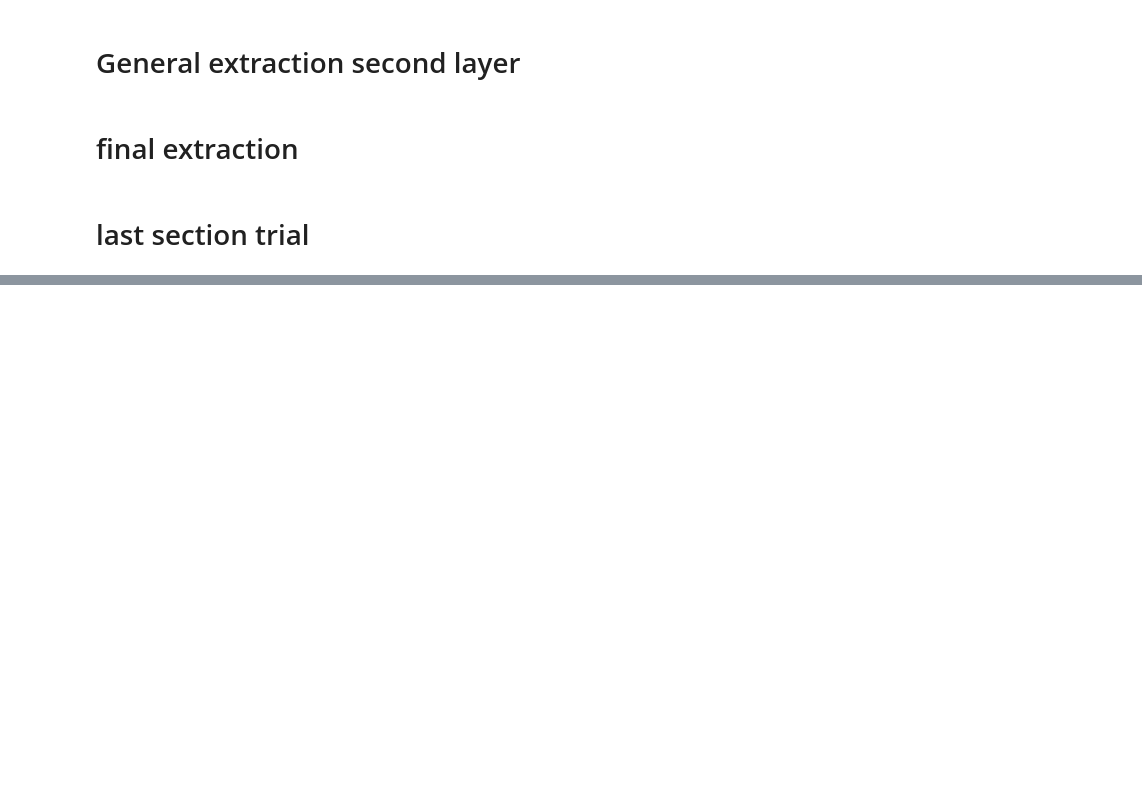
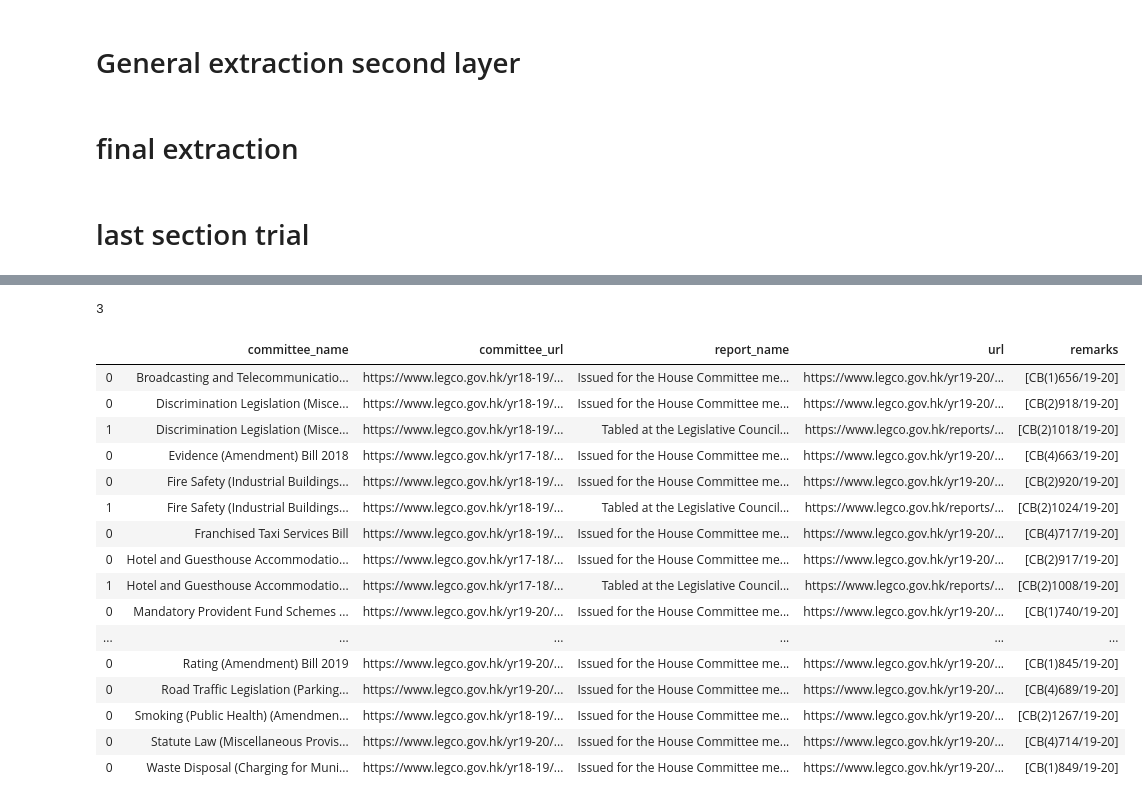
Before and after one commit to sharonnumber1/Legco_data-, a Jupyter notebook: Bill committee-version03.ipynb, the cells around one changed output, grey strips where cells are left out. Cells and saved outputs as stored; diff of their text form; code cells hidden in the pictures; blank space fills up the shorter version.

```diff
--- a/Bill committee-version03.ipynb
+++ b/Bill committee-version03.ipynb
@@ -370,23 +374,24 @@ def tab_to_table(y):
     paper_list=[]
     report_list=[]
     for i in range(len(committee_to_table_first_layer(url)['url'])):
+        print(i)
         url_1=committee_to_table_first_layer(url)['url'][i]
         meeting_list.append(url_to_table_second(url_1)[0])
         paper_list.append(url_to_table_second(url_1)[1])
         report_list.append(url_to_table_second(url_1)[2])
-    meeting_table=combine_table_general_cat(table_01,meeting_list)
-    paper_table=combine_table_general_cat(table_01,paper_list)
-    report_table=combine_table_general_cat(table_01,report_list)
-    paper_table=paper_table.reset_index()
+    var_meeting_table=combine_table_general_cat(table_01,meeting_list)
+    var_paper_table=combine_table_general_cat(table_01,paper_list)
+    var_report_table=combine_table_general_cat(table_01,report_list)
+    var_paper_table=var_paper_table.reset_index()
     paper_list_2=[]
-    for i in range(len(paper_table['paper_url'])):
+    for i in range(len(var_paper_table['paper_url'])):
         print(i)
-        url_2=paper_table['paper_url'][i]
+        url_2=var_paper_table['paper_url'][i]
         url=url_2
         paper_list_2.append(url_subcom_table_paper(url))
-    paper_final_table=combine_table_paper_2(paper_table,paper_list_2)
+    paper_final_table=combine_table_paper_2(var_paper_table,paper_list_2)
     paper_final_table.rename(columns={0:'committee_name',1:'committee_url',2:'committee_paper_url',3:'paper_category',4:'paper_category_url',5:'LC_paper_no',6:'paper_name',7:'paper_url',8:'date',9:'remarks'},inplace=True)
-    return(meeting_table,paper_final_table,report_table)
+    return(var_meeting_table,paper_final_table,var_report_table)
 # %% [markdown]
 # last section trial
 # %%
@@ -412,3 +435,25 @@ TypeError: 'DataFrame' object is not callable
+# %%
+print(len(result))
+result[2]
+# %% [output]
+3
+|  | committee_name | committee_url | report_name | url | remarks |
+| 0 | Broadcasting and Telecommunicatio... | https://www.legco.gov.hk/yr18-19/... | Issued for the House Committee me... | https://www.legco.gov.hk/yr19-20/... | [CB(1)656/19-20] |
+| 0 | Discrimination Legislation (Misce... | https://www.legco.gov.hk/yr18-19/... | Issued for the House Committee me... | https://www.legco.gov.hk/yr19-20/... | [CB(2)918/19-20] |
+| 1 | Discrimination Legislation (Misce... | https://www.legco.gov.hk/yr18-19/... | Tabled at the Legislative Council... | https://www.legco.gov.hk/reports/... | [CB(2)1018/19-20] |
+| 0 | Evidence (Amendment) Bill 2018 | https://www.legco.gov.hk/yr17-18/... | Issued for the House Committee me... | https://www.legco.gov.hk/yr19-20/... | [CB(4)663/19-20] |
+| 0 | Fire Safety (Industrial Buildings... | https://www.legco.gov.hk/yr18-19/... | Issued for the House Committee me... | https://www.legco.gov.hk/yr19-20/... | [CB(2)920/19-20] |
+| 1 | Fire Safety (Industrial Buildings... | https://www.legco.gov.hk/yr18-19/... | Tabled at the Legislative Council... | https://www.legco.gov.hk/reports/... | [CB(2)1024/19-20] |
+| 0 | Franchised Taxi Services Bill | https://www.legco.gov.hk/yr18-19/... | Issued for the House Committee me... | https://www.legco.gov.hk/yr19-20/... | [CB(4)717/19-20] |
+| 0 | Hotel and Guesthouse Accommodatio... | https://www.legco.gov.hk/yr17-18/... | Issued for the House Committee me... | https://www.legco.gov.hk/yr19-20/... | [CB(2)917/19-20] |
+| 1 | Hotel and Guesthouse Accommodatio... | https://www.legco.gov.hk/yr17-18/... | Tabled at the Legislative Council... | https://www.legco.gov.hk/reports/... | [CB(2)1008/19-20] |
+| 0 | Mandatory Provident Fund Schemes ... | https://www.legco.gov.hk/yr19-20/... | Issued for the House Committee me... | https://www.legco.gov.hk/yr19-20/... | [CB(1)740/19-20] |
+| ... | ... | ... | ... | ... | ... |
+| 0 | Rating (Amendment) Bill 2019 | https://www.legco.gov.hk/yr19-20/... | Issued for the House Committee me... | https://www.legco.gov.hk/yr19-20/... | [CB(1)845/19-20] |
+| 0 | Road Traffic Legislation (Parking... | https://www.legco.gov.hk/yr19-20/... | Issued for the House Committee me... | https://www.legco.gov.hk/yr19-20/... | [CB(4)689/19-20] |
+| 0 | Smoking (Public Health) (Amendmen... | https://www.legco.gov.hk/yr18-19/... | Issued for the House Committee me... | https://www.legco.gov.hk/yr19-20/... | [CB(2)1267/19-20] |
+| 0 | Statute Law (Miscellaneous Provis... | https://www.legco.gov.hk/yr19-20/... | Issued for the House Committee me... | https://www.legco.gov.hk/yr19-20/... | [CB(4)714/19-20] |
+| 0 | Waste Disposal (Charging for Muni... | https://www.legco.gov.hk/yr18-19/... | Issued for the House Committee me... | https://www.legco.gov.hk/yr19-20/... | [CB(1)849/19-20] |
 # %%
 y='https://www.legco.gov.hk/yr19-20/english/bc/bc1920.htm'
 url=y
```
Also changed, not shown: parts of 12 cells of this notebook.
